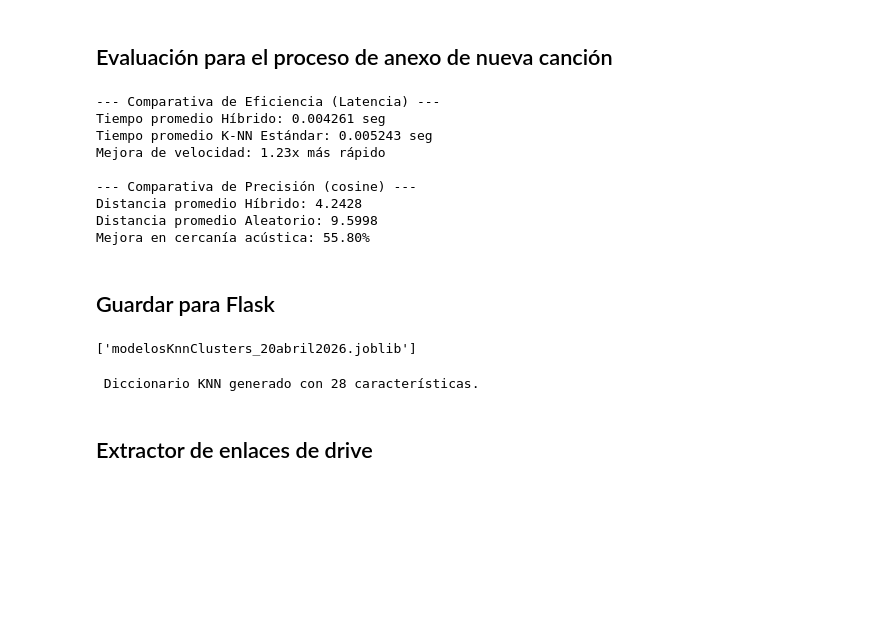
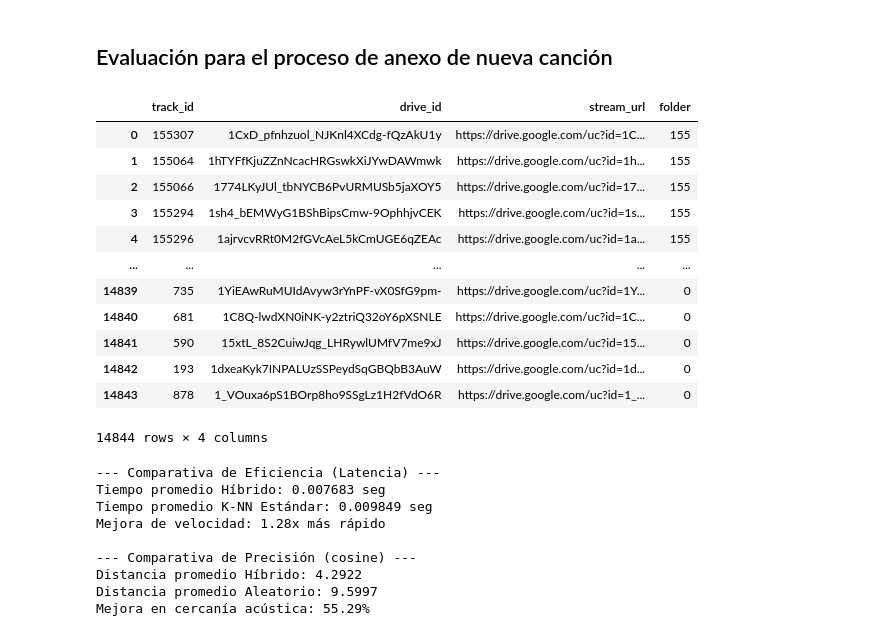
Before and after one commit to angelicaflores0202/Modelo-recomendador-espectr-gr-fico-para-audios-musicales-, a Jupyter notebook: Notebooks/Simulación.ipynb, the cells around one changed output. Cells and saved outputs as stored; diff of their text form; code cells hidden in the pictures; blank space fills up the shorter version.

```diff
--- a/Notebooks/Simulación.ipynb
+++ b/Notebooks/Simulación.ipynb
@@ -22,3 +25,6 @@ pca = joblib.load(pathModelos+'modeloPCA_21abril2026.joblib')
 df_train_pca = pd.read_csv(pathModelos+'df_train_pca.csv', index_col=0)
 # Consultas de prueba (Contiene las 55 dims escaladas)
 df_test_scaled = pd.read_csv(pathModelos+'df_test_scaled.csv', index_col=0)
+# %%
+df_mapeo_drive = pd.read_csv(pathModelos+"mapeo_drive.csv")
+df_mapeo_drive.set_index('track_id', inplace=True)
@@ -119,6 +159,22 @@ df_train_pca
 18766 rows × 29 columns
 # %% [markdown]
 ## Evaluación para el proceso de anexo de nueva canción
+# %%
+df_mapeo_drive
+# %% [output]
+|  | track_id | drive_id | stream_url | folder |
+| 0 | 155307 | 1CxD_pfnhzuol_NJKnl4XCdg-fQzAkU1y | https://drive.google.com/uc?id=1C... | 155 |
+| 1 | 155064 | 1hTYFfKjuZZnNcacHRGswkXiJYwDAWmwk | https://drive.google.com/uc?id=1h... | 155 |
+| 2 | 155066 | 1774LKyJUl_tbNYCB6PvURMUSb5jaXOY5 | https://drive.google.com/uc?id=17... | 155 |
+| 3 | 155294 | 1sh4_bEMWyG1BShBipsCmw-9OphhjvCEK | https://drive.google.com/uc?id=1s... | 155 |
+| 4 | 155296 | 1ajrvcvRRt0M2fGVcAeL5kCmUGE6qZEAc | https://drive.google.com/uc?id=1a... | 155 |
+| ... | ... | ... | ... | ... |
+| 14839 | 735 | 1YiEAwRuMUIdAvyw3rYnPF-vX0SfG9pm- | https://drive.google.com/uc?id=1Y... | 0 |
+| 14840 | 681 | 1C8Q-lwdXN0iNK-y2ztriQ32oY6pXSNLE | https://drive.google.com/uc?id=1C... | 0 |
+| 14841 | 590 | 15xtL_8S2CuiwJqg_LHRywlUMfV7me9xJ | https://drive.google.com/uc?id=15... | 0 |
+| 14842 | 193 | 1dxeaKyk7INPALUzSSPeydSqGBQbB3AuW | https://drive.google.com/uc?id=1d... | 0 |
+| 14843 | 878 | 1_VOuxa6pS1BOrp8ho9SSgLz1H2fVdO6R | https://drive.google.com/uc?id=1_... | 0 |
+14844 rows × 4 columns
 # %%
 # Función para recomendación aleatoria (Baseline)
 def recomendar_aleatorio(df_train, k=3):
@@ -126,7 +182,7 @@ def recomendar_aleatorio(df_train, k=3):
 
 # Configuración de la prueba (100 consultas para promediar)
 n_pruebas = 100
-indices_test = np.random.choice(len(X_test_scaled_pca), n_pruebas, replace=False)
+indices_test = np.random.choice(len(X_test_scaled), n_pruebas, replace=False)
 
 latencias_hibrido = []
 latencias_estandar = []
@@ -138,7 +194,7 @@ knn_estandar = NearestNeighbors(n_neighbors=2, metric='cosine', algorithm='brute
 
 for idx in indices_test:
     # 1. Obtenemos la canción semilla (56 dims)
-    x_raw = X_test_scaled_pca[idx].reshape(1, -1)
+    x_raw = X_test_scaled[idx].reshape(1, -1)
 
     x_query = pca.transform(x_raw)
 
@@ -174,33 +230,11 @@ print(f"Distancia promedio Aleatorio: {np.mean(distancias_random):.4f}")
 print(f"Mejora en cercanía acústica: {((np.mean(distancias_random) - np.mean(distancias_hibrido)) / np.mean(distancias_random)) * 100:.2f}%")
 # %% [output]
 --- Comparativa de Eficiencia (Latencia) ---
-Tiempo promedio Híbrido: 0.004261 seg
-Tiempo promedio K-NN Estándar: 0.005243 seg
-Mejora de velocidad: 1.23x más rápido
+Tiempo promedio Híbrido: 0.007683 seg
+Tiempo promedio K-NN Estándar: 0.009849 seg
+Mejora de velocidad: 1.28x más rápido
 
 --- Comparativa de Precisión (cosine) ---
-Distancia promedio Híbrido: 4.2428
-Distancia promedio Aleatorio: 9.5998
-Mejora en cercanía acústica: 55.80%
+Distancia promedio Híbrido: 4.2922
+Distancia promedio Aleatorio: 9.5997
+Mejora en cercanía acústica: 55.29%
-# %% [markdown]
-## Guardar para Flask
-# %%
-modeloKmeans = 'modeloKmeans_20abril2026.joblib'
-standardScaler = 'standardScaler_20abril2026.joblib'
-modelosKnn = 'modelosKnnClusters_20abril2026.joblib'
-# Guardar el modelo entrenado
-joblib.dump(kmeans_final, modeloKmeans)
-
-# Guardar el escalador (ej. RobustScaler o StandardScaler)
-joblib.dump(standard_scaler, standardScaler)
-
-# Modelos knn para cada cluster
-joblib.dump(dict_modelos_knn, modelosKnn)
-# %% [output]
-['modelosKnnClusters_20abril2026.joblib']
-# %%
-print(f" Diccionario KNN generado con {len(features_audio)} características.")
-# %% [output]
- Diccionario KNN generado con 28 características.
-# %% [markdown]
-## Extractor de enlaces de drive
```
Also changed, not shown: parts of 16 cells of this notebook, 1 other file.
